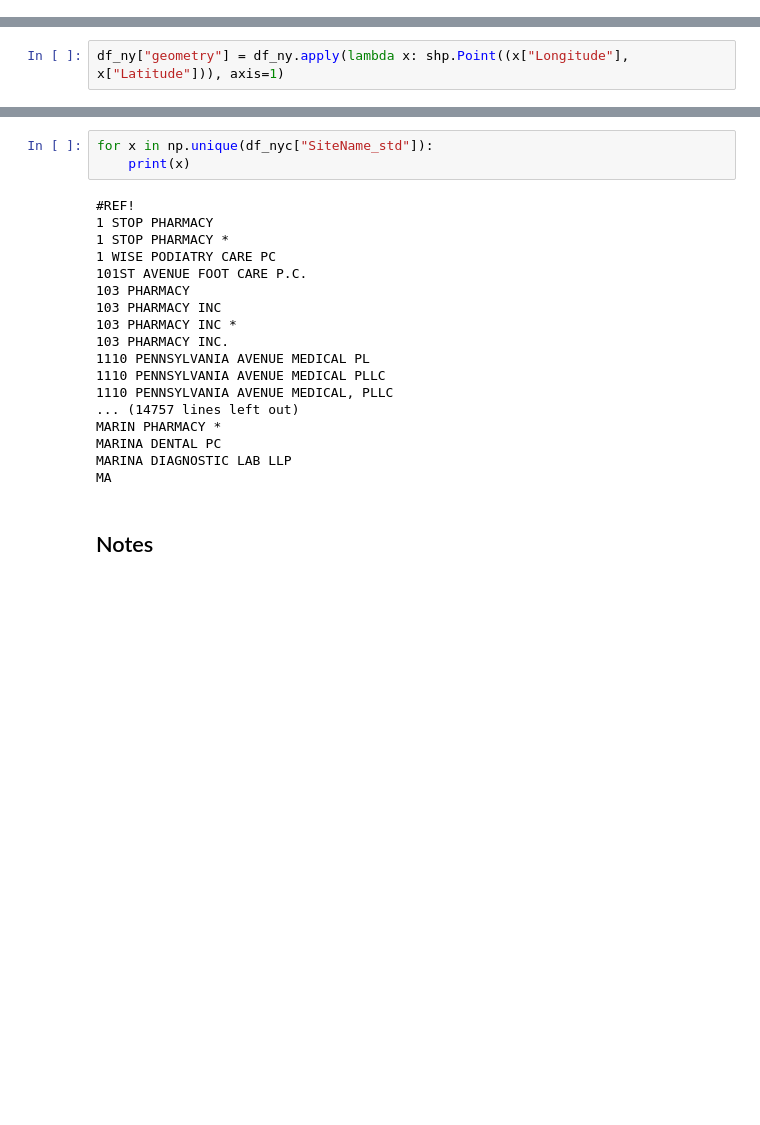
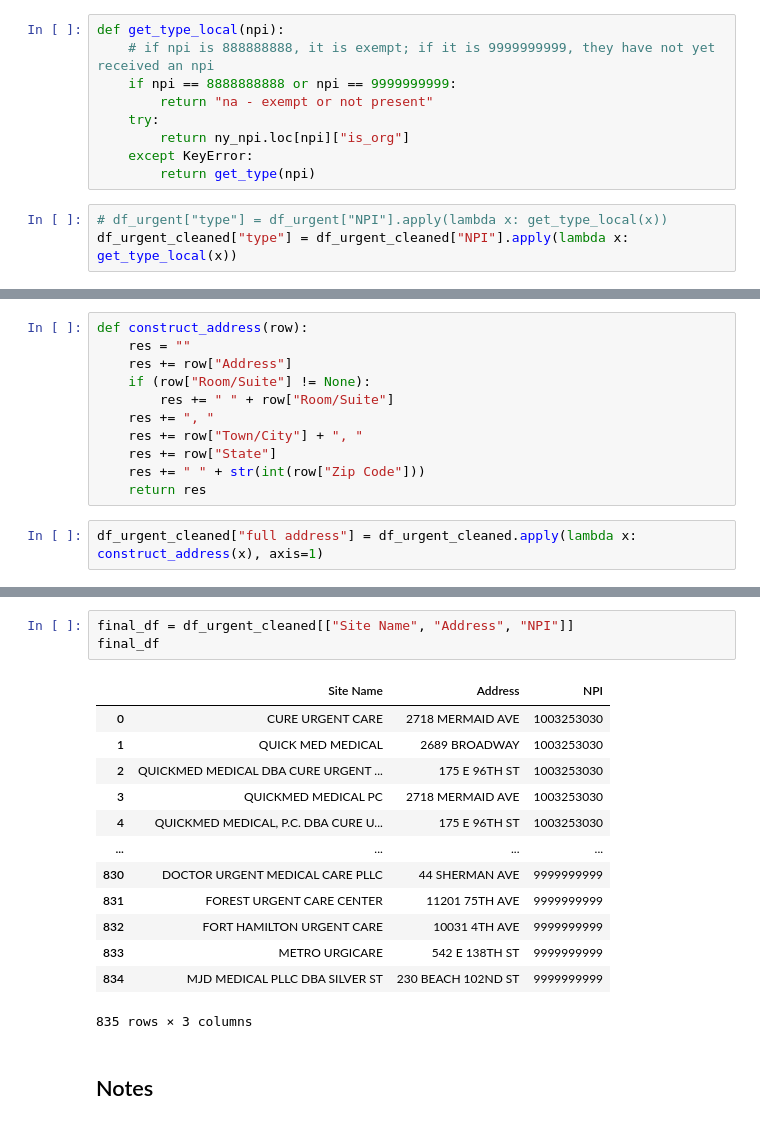
Before and after one commit to yianzhang14/cybergis_hospitals, a Jupyter notebook: data_cleaning_pnds.ipynb, the cells around one changed output, grey strips where cells are left out. Saved outputs shown, nothing was run; the diff lists cells and outputs as text; blank space fills up the shorter version.

```diff
--- a/data_cleaning_pnds.ipynb
+++ b/data_cleaning_pnds.ipynb
@@ -34,0 +132,12 @@ df_ny
+# %%
+def get_type_local(npi):
+    # if npi is 888888888, it is exempt; if it is 9999999999, they have not yet received an npi
+    if npi == 8888888888 or npi == 9999999999:
+        return "na - exempt or not present"
+    try:
+        return ny_npi.loc[npi]["is_org"]
+    except KeyError:
+        return get_type(npi)
+# %%
+# df_urgent["type"] = df_urgent["NPI"].apply(lambda x: get_type_local(x))
+df_urgent_cleaned["type"] = df_urgent_cleaned["NPI"].apply(lambda x: get_type_local(x))
@@ -35,2 +179,13 @@ df_ny
+# %%
+def construct_address(row):
+    res = ""
+    res += row["Address"]
+    if (row["Room/Suite"] != None):
+        res += " " + row["Room/Suite"]
+    res += ", "
+    res += row["Town/City"] + ", "
+    res += row["State"]
+    res += " " + str(int(row["Zip Code"]))
+    return res
 # %%
-df_ny["geometry"] = df_ny.apply(lambda x: shp.Point((x["Longitude"], x["Latitude"])), axis=1)
+df_urgent_cleaned["full address"] = df_urgent_cleaned.apply(lambda x: construct_address(x), axis=1)
@@ -117,24 +192,20 @@ for x, y in zip(df_nyc["desser"].value_counts().index, df_nyc["desser"].value_co
-# %%
-for x in np.unique(df_nyc["SiteName_std"]):
-    print(x)
-# %% [output]
-#REF!
-1 STOP PHARMACY
-1 STOP PHARMACY *
-1 WISE PODIATRY CARE PC
-101ST AVENUE FOOT CARE P.C.
-103 PHARMACY
-103 PHARMACY INC
-103 PHARMACY INC *
-103 PHARMACY INC.
-1110 PENNSYLVANIA AVENUE MEDICAL PL
-1110 PENNSYLVANIA AVENUE MEDICAL PLLC
-1110 PENNSYLVANIA AVENUE MEDICAL, PLLC
-... (14757 lines left out)
-MARIN PHARMACY *
-MARINA DENTAL PC
-MARINA DIAGNOSTIC LAB LLP
-MA
+# %%
+final_df = df_urgent_cleaned[["Site Name", "Address", "NPI"]]
+final_df
+# %% [output]
+|  | Site Name | Address | NPI |
+| 0 | CURE URGENT CARE | 2718 MERMAID AVE | 1003253030 |
+| 1 | QUICK MED MEDICAL | 2689 BROADWAY | 1003253030 |
+| 2 | QUICKMED MEDICAL DBA CURE URGENT ... | 175 E 96TH ST | 1003253030 |
+| 3 | QUICKMED MEDICAL PC | 2718 MERMAID AVE | 1003253030 |
+| 4 | QUICKMED MEDICAL, P.C. DBA CURE U... | 175 E 96TH ST | 1003253030 |
+| ... | ... | ... | ... |
+| 830 | DOCTOR URGENT MEDICAL CARE PLLC | 44 SHERMAN AVE | 9999999999 |
+| 831 | FOREST URGENT CARE CENTER | 11201 75TH AVE | 9999999999 |
+| 832 | FORT HAMILTON URGENT CARE | 10031 4TH AVE | 9999999999 |
+| 833 | METRO URGICARE | 542 E 138TH ST | 9999999999 |
+| 834 | MJD MEDICAL PLLC DBA SILVER ST | 230 BEACH 102ND ST | 9999999999 |
+835 rows × 3 columns
 # %% [markdown]
 ## Notes
 # %% [markdown]
```
Also changed, not shown: parts of 22 cells of this notebook, 2 other files.
